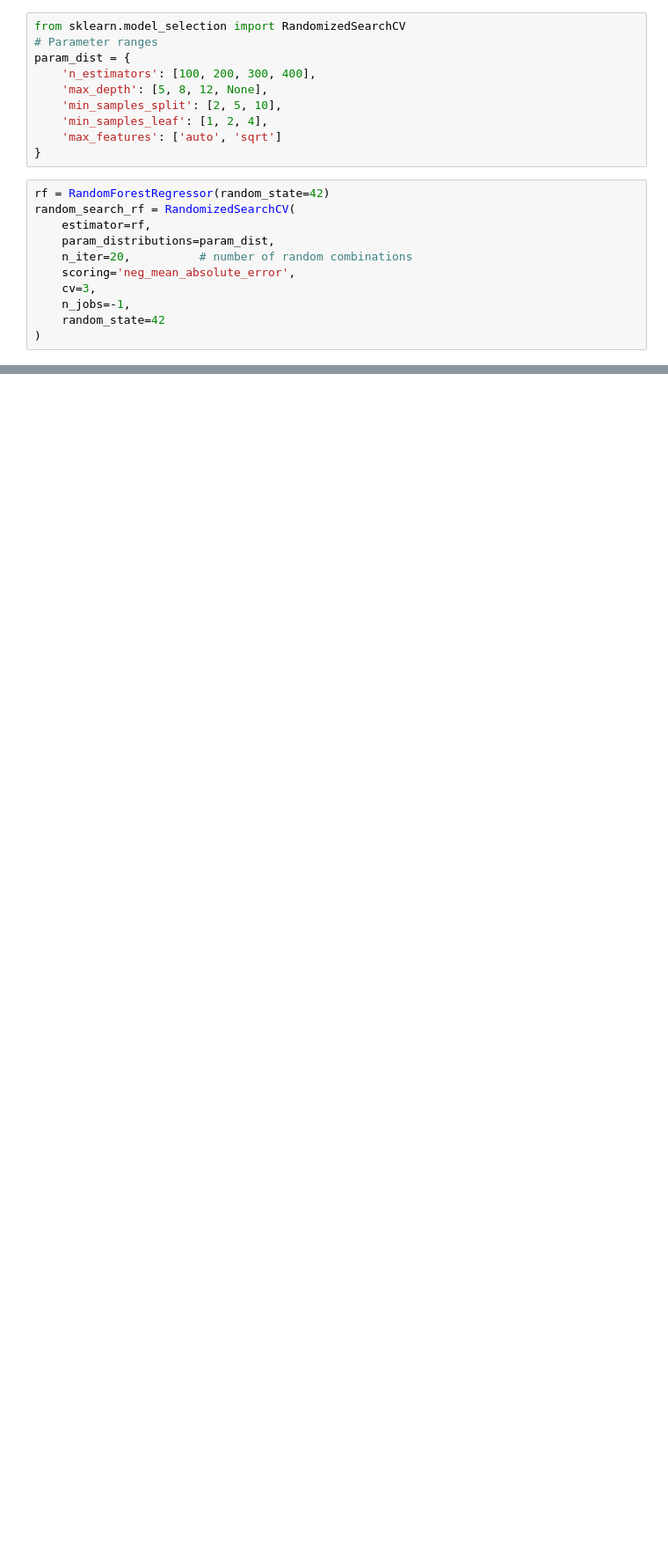
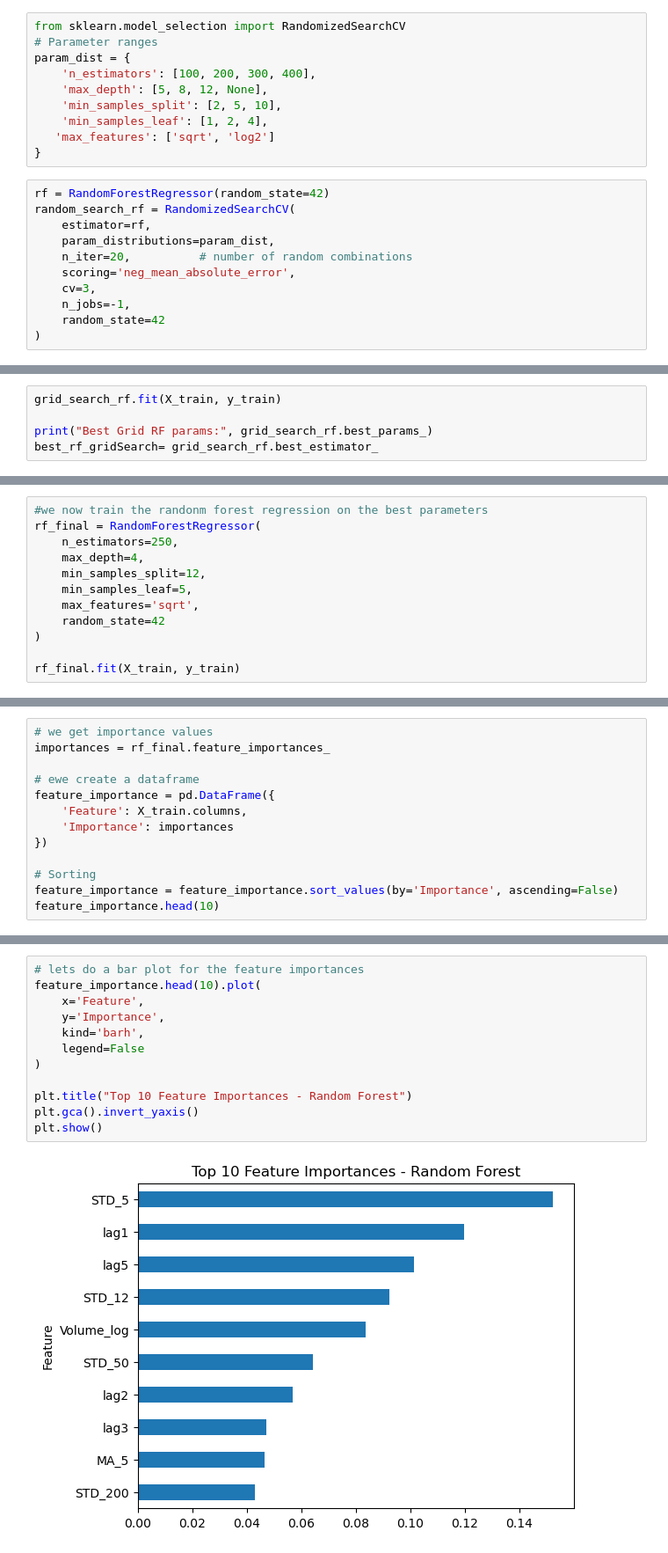
Before and after one commit to njorogepaul-moghul/Nairobi-Stocks-Exchange-project, a Jupyter notebook: notebooks/Modelling Phase/SAFARICOM Modelling/Safaricom Modelling phase.ipynb, the cells around one changed output, grey strips where cells are left out. Shown at 88% size. Drawn from its saved outputs; the diff is of its cells as text; blank space fills up the shorter version.

```diff
--- a/notebooks/Modelling Phase/SAFARICOM Modelling/Safaricom Modelling phase.ipynb
+++ b/notebooks/Modelling Phase/SAFARICOM Modelling/Safaricom Modelling phase.ipynb
@@ -306,7 +308,7 @@ param_dist = {
     'max_depth': [5, 8, 12, None],
     'min_samples_split': [2, 5, 10],
     'min_samples_leaf': [1, 2, 4],
-    'max_features': ['auto', 'sqrt']
+   'max_features': ['sqrt', 'log2']
 }
 # %%
 rf = RandomForestRegressor(random_state=42)
@@ -344,0 +355,5 @@ Random Search Best RF params: {'n_estimators': 400, 'min_samples_split': 2, 'min
+# %%
+grid_search_rf.fit(X_train, y_train)
+
+print("Best Grid RF params:", grid_search_rf.best_params_)
+best_rf_gridSearch= grid_search_rf.best_estimator_
@@ -344,0 +364,12 @@ Random Search Best RF params: {'n_estimators': 400, 'min_samples_split': 2, 'min
+# %%
+#we now train the randonm forest regression on the best parameters
+rf_final = RandomForestRegressor(
+    n_estimators=250,
+    max_depth=4,
+    min_samples_split=12,
+    min_samples_leaf=5,
+    max_features='sqrt',
+    random_state=42
+)
+
+rf_final.fit(X_train, y_train)
@@ -344,0 +395,13 @@ Random Search Best RF params: {'n_estimators': 400, 'min_samples_split': 2, 'min
+# %%
+# we get importance values
+importances = rf_final.feature_importances_
+
+# ewe create a dataframe
+feature_importance = pd.DataFrame({
+    'Feature': X_train.columns,
+    'Importance': importances
+})
+
+# Sorting
+feature_importance = feature_importance.sort_values(by='Importance', ascending=False)
+feature_importance.head(10)
@@ -344,0 +420,14 @@ Random Search Best RF params: {'n_estimators': 400, 'min_samples_split': 2, 'min
+# %%
+# lets do a bar plot for the feature importances
+feature_importance.head(10).plot(
+    x='Feature',
+    y='Importance',
+    kind='barh',
+    legend=False
+)
+
+plt.title("Top 10 Feature Importances - Random Forest")
+plt.gca().invert_yaxis()
+plt.show()
+# %% [output]
+[figure, added]
```
Also changed, not shown: parts of 45 cells of this notebook, 5 other files.
